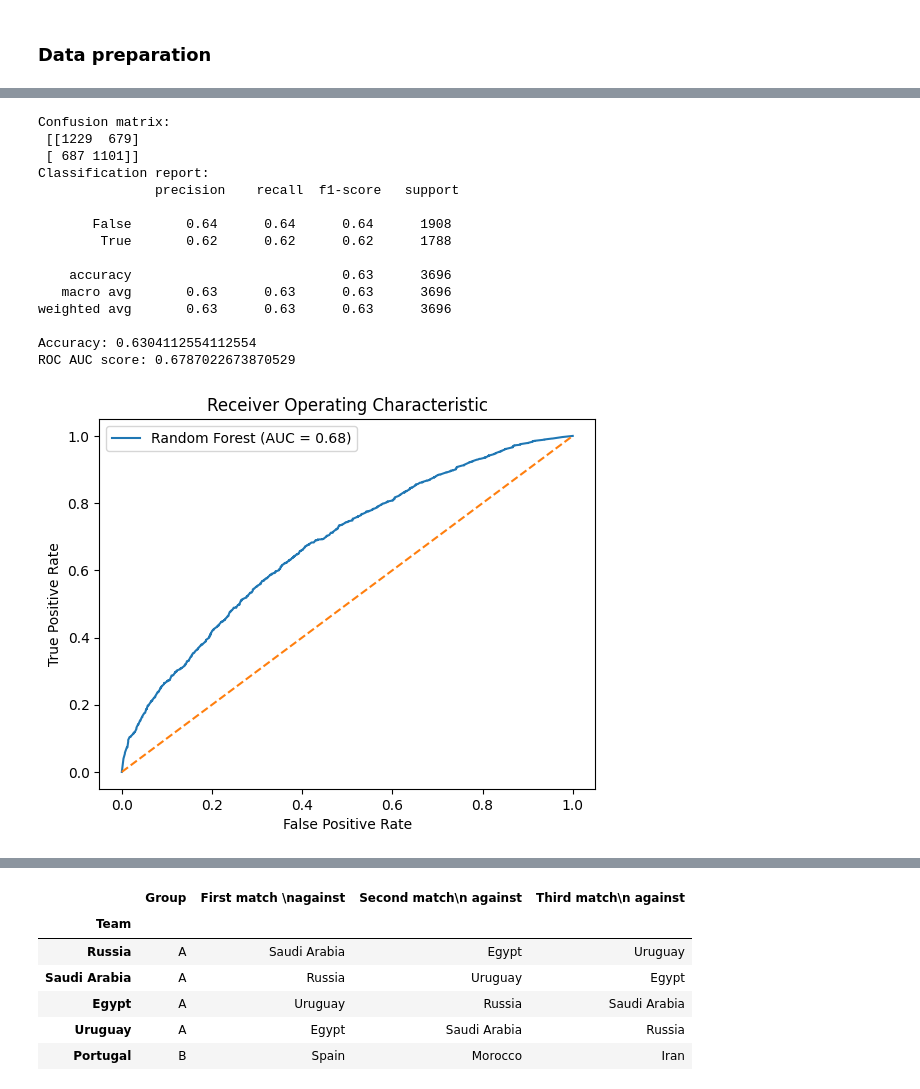
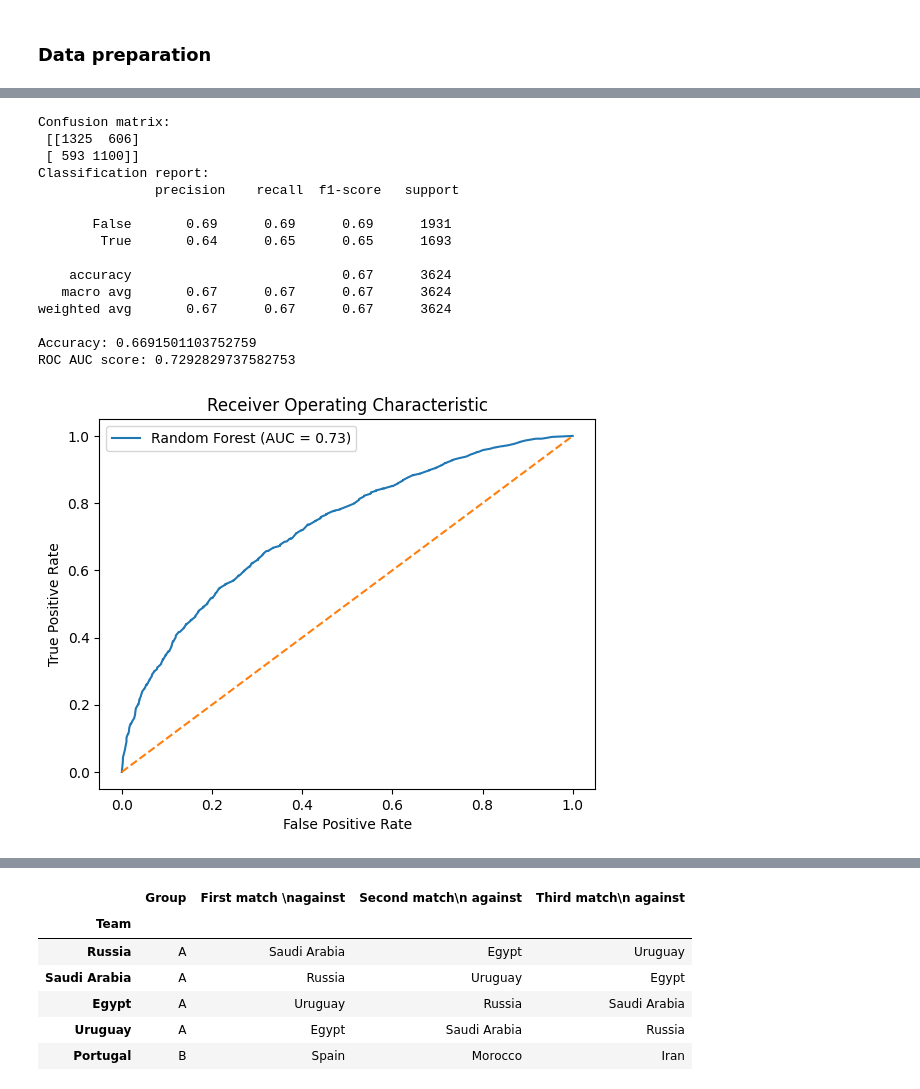
Before and after one commit to iamtlcs/STAT3011-Group5-Project2, a Jupyter notebook: Random_Forest.ipynb, the cells around one changed output, grey strips where cells are left out. Saved outputs shown, nothing was run; the diff lists cells and outputs as text; code cells hidden in the pictures.

```diff
--- a/Random_Forest.ipynb
+++ b/Random_Forest.ipynb
@@ -49,4 +49,15 @@ world_cup = world_cup.replace({"IRAN": "Iran",
                                "Korea" : "Korea Republic"})
 # set index to team
 world_cup = world_cup.set_index('Team')
-elo_ratings = pd.read_csv("/Users/JISOO/Desktop/STAT3011-Group5-Project2/elo rating.csv")
+
+# Extract elo rating
+elo_rating = pd.read_csv("/Users/JISOO/Desktop/STAT3011-Group5-Project2/elo_rating-1992-2022.csv")
+elo_rating = elo_rating.replace({"China": "China PR",
+                                 "Congo": "Congo PR",
+                                 "North Korea": "Korea DPR",
+                                 "United States": "USA",
+                                 "South Korea" : "Korea Republic",
+                                 "Turks and Caicos" : "Turks and Caicos Islands"})
+
+# Convert the 'year' column in the 'elo_rating' DataFrame to integer
+elo_rating['year'] = elo_rating['year'].astype(int)
@@ -80,0 +142,16 @@ matches['is_stake'] = matches['tournament'] != 'Friendly'
+# %%
+# Add year column to matches
+matches['year'] = matches['date'].dt.year
+
+# Rename columns with duplicate names
+matches = matches.rename(columns={'country_full_home': 'home_country',
+                                  'elo_home': 'home_elo_rating',
+                                  'country_full_away': 'away_country',
+                                  'elo_away': 'away_elo_rating'})
+
+# Merge elo_rating DataFrame
+matches = matches.merge(elo_rating, left_on=['year', 'home_country'], right_on=['year', 'country'], suffixes=('_home', '_away'))
+matches = matches.merge(elo_rating, left_on=['year', 'away_country'], right_on=['year', 'country'], suffixes=('_home', '_away'))
+
+# Calculate elo_rating_difference
+matches['elo_rating_difference'] = matches['home_elo_rating'] - matches['away_elo_rating']
@@ -80,0 +174,7 @@ matches['is_stake'] = matches['tournament'] != 'Friendly'
+# %%
+X = matches.loc[:, ['average_rank', 'rank_difference', 'point_difference', 'is_stake', 'elo_rating_difference']]
+y = matches['is_won']
+
+# Create our test and train datasets
+X_train, X_test, y_train, y_test = train_test_split(
+    X, y, test_size=0.2, random_state=42)
@@ -81,10 +197,5 @@ matches['is_stake'] = matches['tournament'] != 'Friendly'
 # %%
-# Create the feature matrix X and the target vector y
-X, y = matches.loc[:, ['average_rank', 'rank_difference', 'point_difference', 'is_stake']], matches['is_won']
-
-# Create our test and train datasets
-X_train, X_test, y_train, y_test = train_test_split(
-    X, y, test_size=0.2, random_state=42)
+from sklearn.metrics import confusion_matrix, classification_report, accuracy_score, roc_auc_score, roc_curve
 
 # Create the Random Forest classifier
 rfc = RandomForestClassifier(n_estimators=100, random_state=42)
@@ -100,40 +211,40 @@ y_pred = rfc.predict(X_test)
 cm = confusion_matrix(y_test, y_pred)
 print("Confusion matrix:\n", cm)
 
 # Compute the classification report
 cr = classification_report(y_test, y_pred)
 print("Classification report:\n", cr)
 
 # Compute the accuracy of the classifier
 acc = accuracy_score(y_test, y_pred)
 print("Accuracy:", acc)
 
 # Compute the ROC AUC score and plot the ROC curve
 roc_auc = roc_auc_score(y_test, rfc.predict_proba(X_test)[:, 1])
 print("ROC AUC score:", roc_auc)
 
 fpr, tpr, _ = roc_curve(y_test, rfc.predict_proba(X_test)[:, 1])
 plt.plot(fpr, tpr, label='Random Forest (AUC = %0.2f)' % roc_auc)
 plt.plot([0, 1], [0, 1], linestyle='--')
 plt.xlabel('False Positive Rate')
 plt.ylabel('True Positive Rate')
 plt.title('Receiver Operating Characteristic')
 plt.legend()
 plt.show()
 # %% [output]
 Confusion matrix:
- [[1229  679]
- [ 687 1101]]
+ [[1325  606]
+ [ 593 1100]]
 Classification report:
                precision    recall  f1-score   support
 
-       False       0.64      0.64      0.64      1908
-        True       0.62      0.62      0.62      1788
+       False       0.69      0.69      0.69      1931
+        True       0.64      0.65      0.65      1693
 
-    accuracy                           0.63      3696
-   macro avg       0.63      0.63      0.63      3696
-weighted avg       0.63      0.63      0.63      3696
+    accuracy                           0.67      3624
+   macro avg       0.67      0.67      0.67      3624
+weighted avg       0.67      0.67      0.67      3624
 
-Accuracy: 0.6304112554112554
-ROC AUC score: 0.6787022673870529
+Accuracy: 0.6691501103752759
+ROC AUC score: 0.7292829737582753
-[figure, old version]
+[figure, new version]
```
Also changed, not shown: parts of 11 cells of this notebook.
